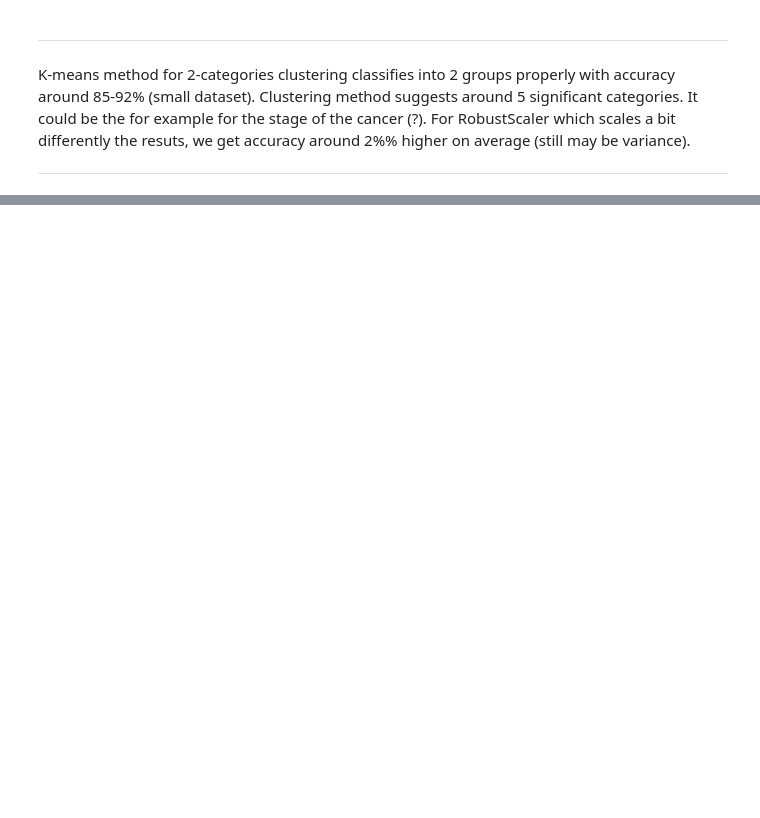
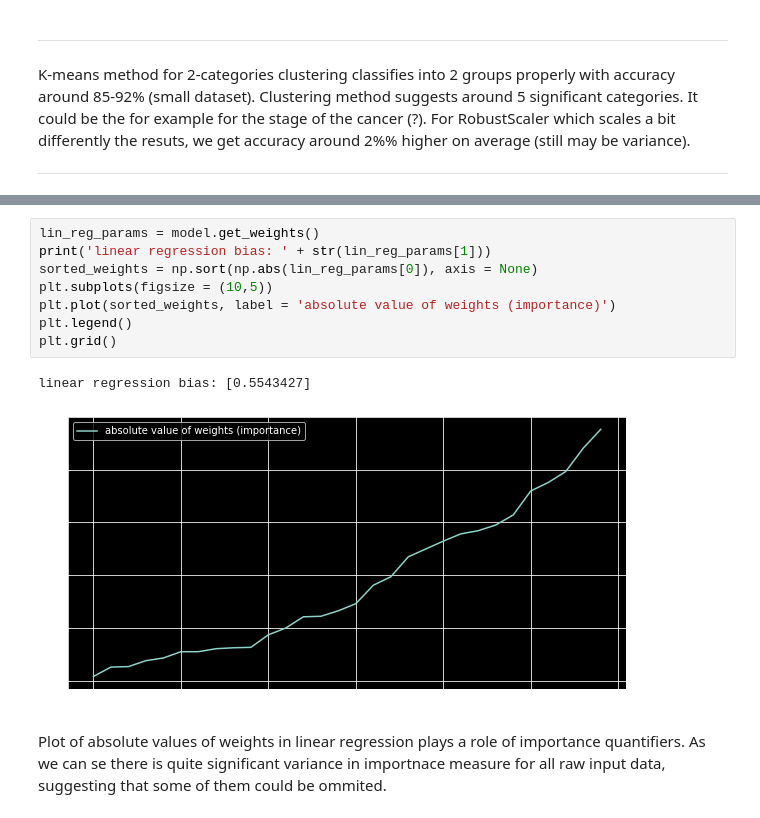
Before and after one commit to Svhugani/MaschineLearningTests, a Jupyter notebook: BreastCancerAnalysis.ipynb, the cells around one changed output, grey strips where cells are left out. Saved outputs shown, nothing was run; the diff lists cells and outputs as text; blank space fills up the shorter version.

```diff
--- a/BreastCancerAnalysis.ipynb
+++ b/BreastCancerAnalysis.ipynb
@@ -144,0 +183,13 @@ Epoch 100/100
+# %%
+lin_reg_params = model.get_weights()
+print('linear regression bias: ' + str(lin_reg_params[1]))
+sorted_weights = np.sort(np.abs(lin_reg_params[0]), axis = None)
+plt.subplots(figsize = (10,5))
+plt.plot(sorted_weights, label = 'absolute value of weights (importance)')
+plt.legend()
+plt.grid()
+# %% [output]
+linear regression bias: [0.5543427]
+[figure, added]
+# %% [markdown]
+Plot of absolute values of weights in linear regression plays a role of importance quantifiers. As we can se there is quite significant variance in importnace measure for all raw input data, suggesting that some of them could be ommited.
```
Also changed, not shown: parts of 10 cells of this notebook.
